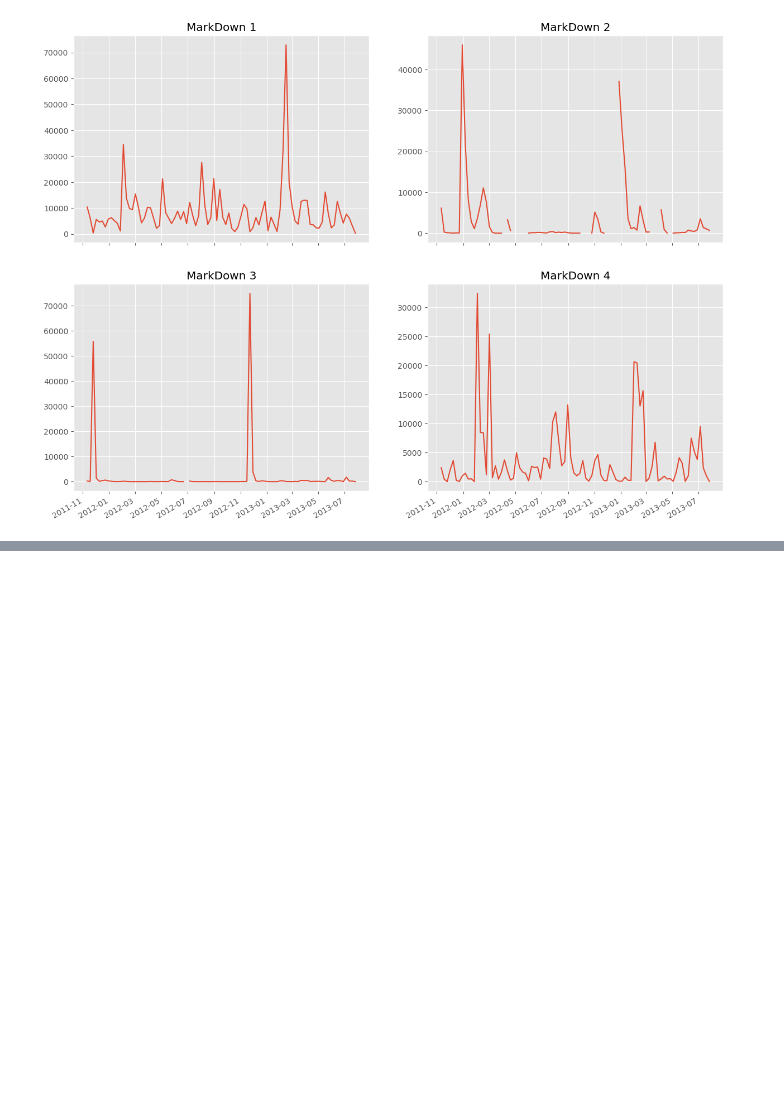
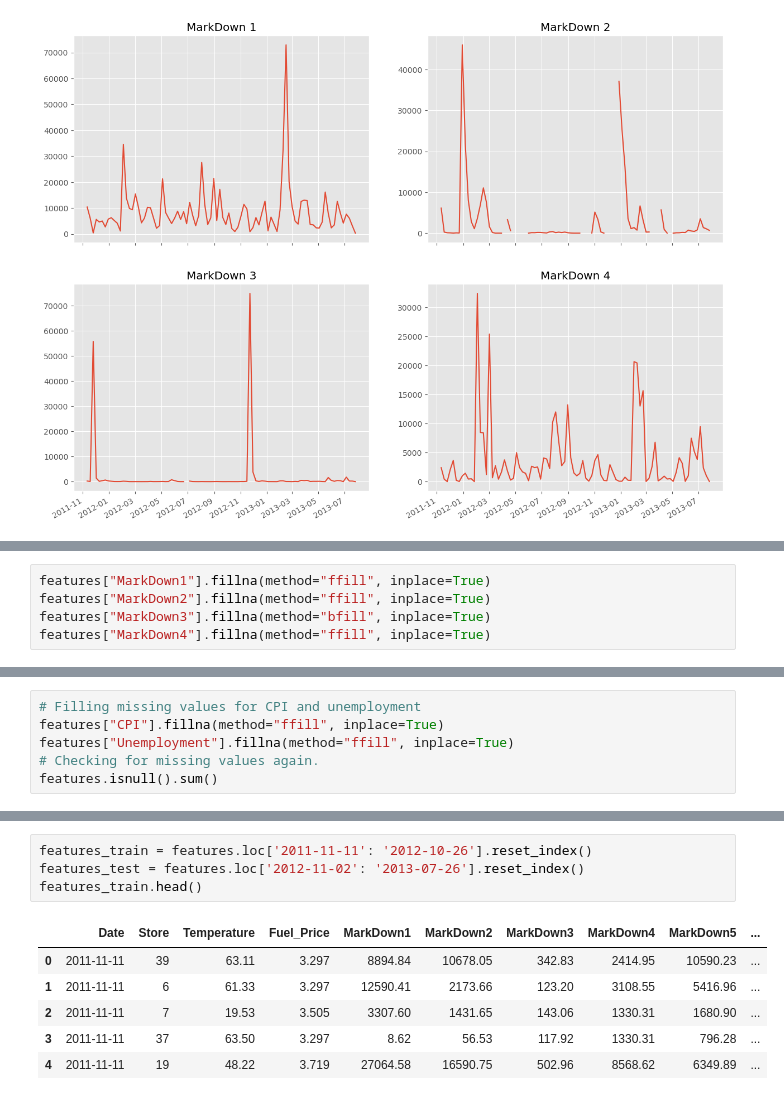
Before and after one commit to keithmmc/walmart-forecasting, a Jupyter notebook: walmart.ipynb, the cells around one changed output, grey strips where cells are left out. Saved outputs shown, nothing was run; the diff lists cells and outputs as text; blank space fills up the shorter version.

```diff
--- a/walmart.ipynb
+++ b/walmart.ipynb
@@ -289,0 +292,5 @@ plt.show()
+# %%
+features["MarkDown1"].fillna(method="ffill", inplace=True)
+features["MarkDown2"].fillna(method="ffill", inplace=True)
+features["MarkDown3"].fillna(method="bfill", inplace=True)
+features["MarkDown4"].fillna(method="ffill", inplace=True)
@@ -289,0 +332,6 @@ plt.show()
+# %%
+# Filling missing values for CPI and unemployment
+features["CPI"].fillna(method="ffill", inplace=True)
+features["Unemployment"].fillna(method="ffill", inplace=True)
+# Checking for missing values again.
+features.isnull().sum()
@@ -289,0 +363,11 @@ plt.show()
+# %%
+features_train = features.loc['2011-11-11': '2012-10-26'].reset_index()
+features_test = features.loc['2012-11-02': '2013-07-26'].reset_index()
+features_train.head()
+# %% [output]
+|  | Date | Store | Temperature | Fuel_Price | MarkDown1 | MarkDown2 | MarkDown3 | MarkDown4 | MarkDown5 | ... |
+| 0 | 2011-11-11 | 39 | 63.11 | 3.297 | 8894.84 | 10678.05 | 342.83 | 2414.95 | 10590.23 | ... |
+| 1 | 2011-11-11 | 6 | 61.33 | 3.297 | 12590.41 | 2173.66 | 123.20 | 3108.55 | 5416.96 | ... |
+| 2 | 2011-11-11 | 7 | 19.53 | 3.505 | 3307.60 | 1431.65 | 143.06 | 1330.31 | 1680.90 | ... |
+| 3 | 2011-11-11 | 37 | 63.50 | 3.297 | 8.62 | 56.53 | 117.92 | 1330.31 | 796.28 | ... |
+| 4 | 2011-11-11 | 19 | 48.22 | 3.719 | 27064.58 | 16590.75 | 502.96 | 8568.62 | 6349.89 | ... |
```
Also changed, not shown: parts of 5 cells of this notebook.
